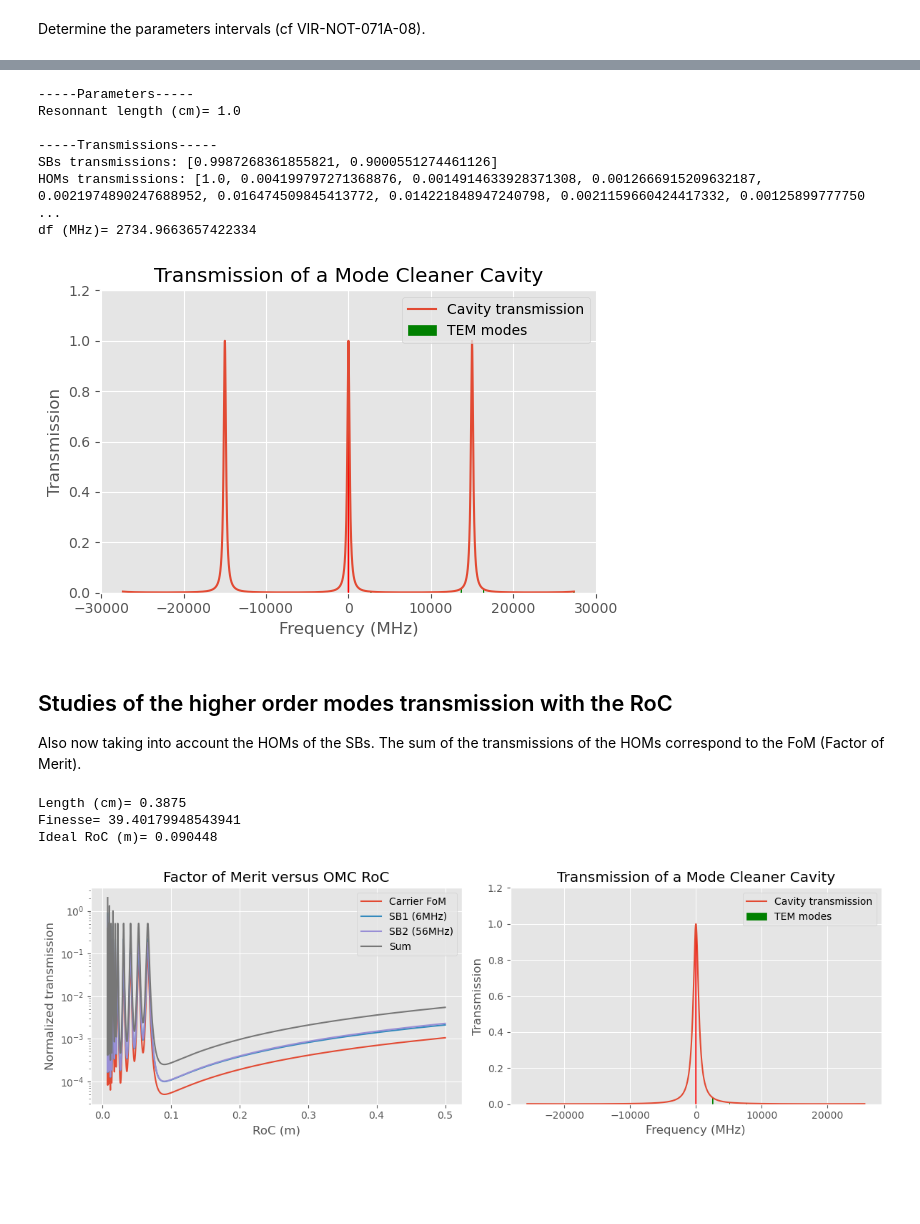
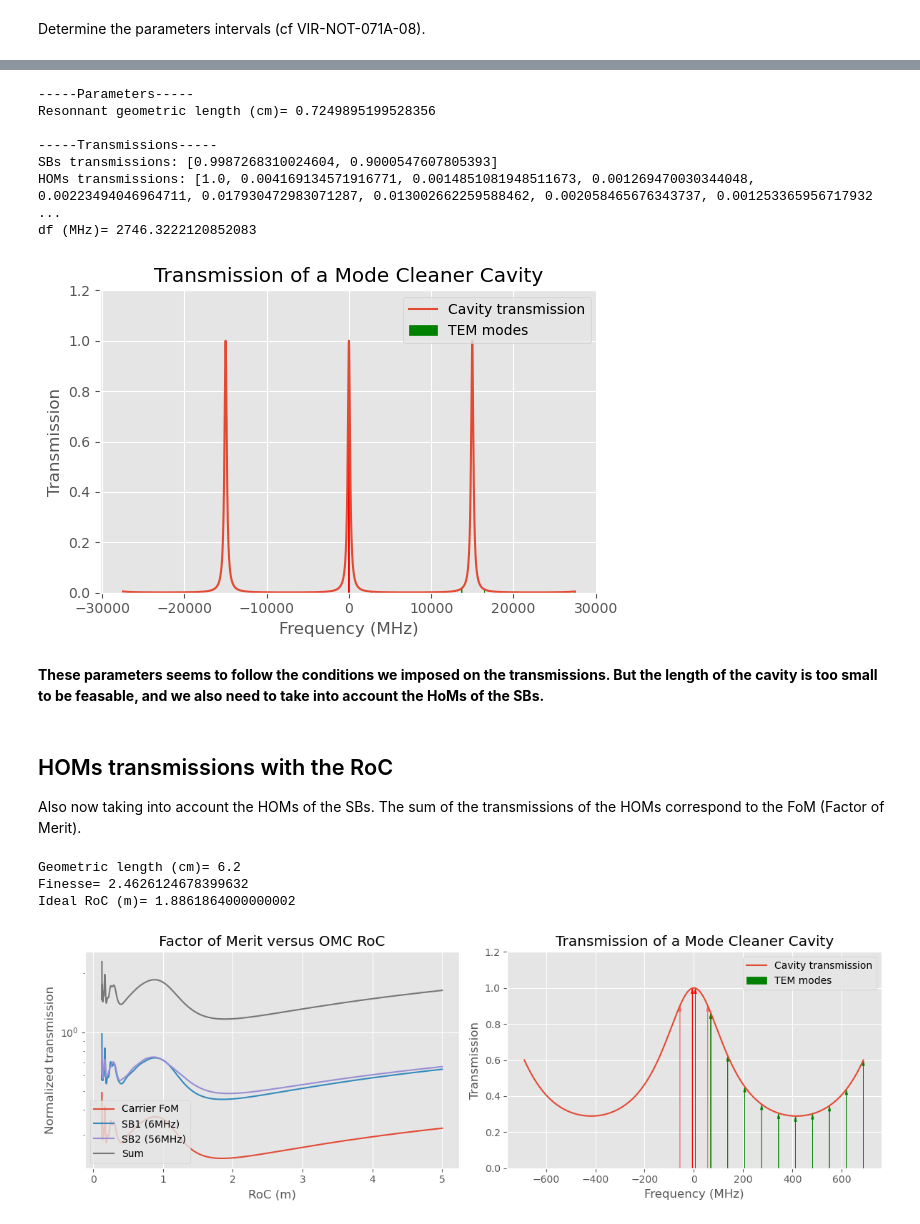
Before and after one commit to antoine-amy/AdV_AMC_design, a Jupyter notebook: MC_design.ipynb, the cells around one changed output, grey strips where cells are left out. Saved outputs shown, nothing was run; the diff lists cells and outputs as text; code cells hidden in the pictures; blank space fills up the shorter version.

```diff
--- a/MC_design.ipynb
+++ b/MC_design.ipynb
@@ -128,10 +135,10 @@ Fix a length compatible with the resonnant conditions of the carrier. Then calcu
 # %%
 # Find resonnant length for the carrier transmission
 Parameters[1] = MCdf.get_lengths(Parameters[1], carrier, g)
-g = 1-(Parameters[1]/Parameters[2])
+g = 1-((0.5*n*Parameters[1])/Parameters[2])
 
 print("-----Parameters-----")
-print("Resonnant length (cm)=", L*1e2)
+print("Resonnant geometric length (cm)=", 0.5*n*Parameters[1]*1e2)
 print()
 
 # Transmissions
@@ -151,22 +158,24 @@ plt.tight_layout()
 plt.show()
 # %% [output]
 -----Parameters-----
-Resonnant length (cm)= 1.0
+Resonnant geometric length (cm)= 0.7249895199528356
 
 -----Transmissions-----
-SBs transmissions: [0.9987268361855821, 0.9000551274461126]
-HOMs transmissions: [1.0, 0.004199797271368876, 0.0014914633928371308, 0.0012666915209632187, 0.0021974890247688952, 0.016474509845413772, 0.014221848947240798, 0.0021159660424417332, 0.00125899777750 ...
-df (MHz)= 2734.9663657422334
+SBs transmissions: [0.9987268310024604, 0.9000547607805393]
+HOMs transmissions: [1.0, 0.004169134571916771, 0.0014851081948511673, 0.001269470030344048, 0.00223494046964711, 0.017930472983071287, 0.013002662259588462, 0.002058465676343737, 0.001253365956717932 ...
+df (MHz)= 2746.3222120852083
-[figure, old version]
+[figure, new version]
+# %% [markdown]
+**These parameters seems to follow the conditions we imposed on the transmissions. But the length of the cavity is too small to be feasable, and we also need to take into account the HoMs of the SBs.**
 # %% [markdown]
-## Studies of the higher order modes transmission with the RoC
+## HOMs transmissions with the RoC
 Also now taking into account the HOMs of the SBs. The sum of the transmissions of the HOMs correspond to the FoM (Factor of Merit).
 # %%
 # Input parameters
 c = 2.99792e8 # Speed of light
 idxn = 1.44963 # Index of the cavity
-length = 0.06200 / 16 # Physical length of the cavity
-lopt = 2 * idxn * length # Optical length travelled by the beam in the cavity
+Lgeo = 0.06200 # Physical length of the cavity (from Marine Ducrot PhD), with approx that hypothenuse=base
+Lopt = 2 * idxn * Lgeo # Optical length travelled by the beam in the cavity for a one way trip
 fmod1 = 6.270777e6 # Frenquency of the first SB
 fm = [fmod1, fmod1*9] # List of the SBs frequency
 lambda_ = 1064.0e-9 # Wavelength of the carrier
@@ -176,44 +185,45 @@ P=[[1],[1,1]] # Input power of the carrier & SBs
 P_HoMs=[np.ones(10),np.full(10, 2),np.full(10, 2)] # Input power of carrier & SBs HOMs
 
 # Determine the max finesse that respect SB_limit
-FL_max = (c * np.sqrt(1 - SB_limit)) / (4 * fm[-1] * np.sqrt(SB_limit))
-Fomc = FL_max / lopt
+FLopt_max = (c * np.sqrt(1 - SB_limit)) / (4 * fm[-1] * np.sqrt(SB_limit))
+Fomc = FLopt_max / Lopt # The L in FL_max correpond to the optical length of a one way travel in the cavity (which is lopt here)
 
 # Call the function with the input parameters
-rho_vect, FoM_vect_car, FoM_vect_SB = MCdf.FoMvsRoC(idxn, length, Fomc, fm, P, P_HoMs)
+RoC_max=5
+rho_vect, FoM_vect_car, FoM_vect_SB = MCdf.FoMvsRoC(idxn, Lgeo, Fomc, RoC_max, fm, P, P_HoMs)
 
 # Calculate  the total transmissions of the HOMs & the ideal RoC
 FoM_vect_sum = FoM_vect_car + FoM_vect_SB[0] + FoM_vect_SB[1]
 r=rho_vect[np.argmin(FoM_vect_sum)]
 
 # Print the parameters choosed
-print("Length (cm)=", length * 10**2)
+print("Geometric length (cm)=", Lgeo * 10**2)
 print("Finesse=",Fomc)
 print("Ideal RoC (m)=", r)
 
-g=(1-length/r)
+g=(1-(Lgeo*2)/r)
 
 # Create a 1x2 grid of subplots
 fig, (ax1, ax2) = plt.subplots(nrows=1, ncols=2, figsize=(12, 4))
 
 # Plot the first graph on ax1
 ax1.plot(rho_vect, FoM_vect_car, label='Carrier FoM')
 ax1.plot(rho_vect, FoM_vect_SB[0], label='SB1 (6MHz)')
 ax1.plot(rho_vect, FoM_vect_SB[1], label='SB2 (56MHz)')
 ax1.plot(rho_vect, FoM_vect_sum, label='Sum')
 ax1.set_xlabel('RoC (m)')
 ax1.set_ylabel('Normalized transmission')
 ax1.set_yscale('log')
 ax1.set_title('Factor of Merit versus OMC RoC')
 ax1.legend()
 
-MCdf.plot_transmission(idxn, length, Fomc, g, fm, 10, ax2)
+MCdf.plot_transmission(idxn, Lopt, Fomc, g, fm, 10, ax2)
 
 # Display the subplots
 plt.tight_layout()
 plt.show()
 # %% [output]
-Length (cm)= 0.3875
-Finesse= 39.40179948543941
-Ideal RoC (m)= 0.090448
+Geometric length (cm)= 6.2
+Finesse= 2.4626124678399632
+Ideal RoC (m)= 1.8861864000000002
-[figure, old version]
+[figure, new version]
```
Also changed, not shown: parts of 25 cells of this notebook, 5 other files.
